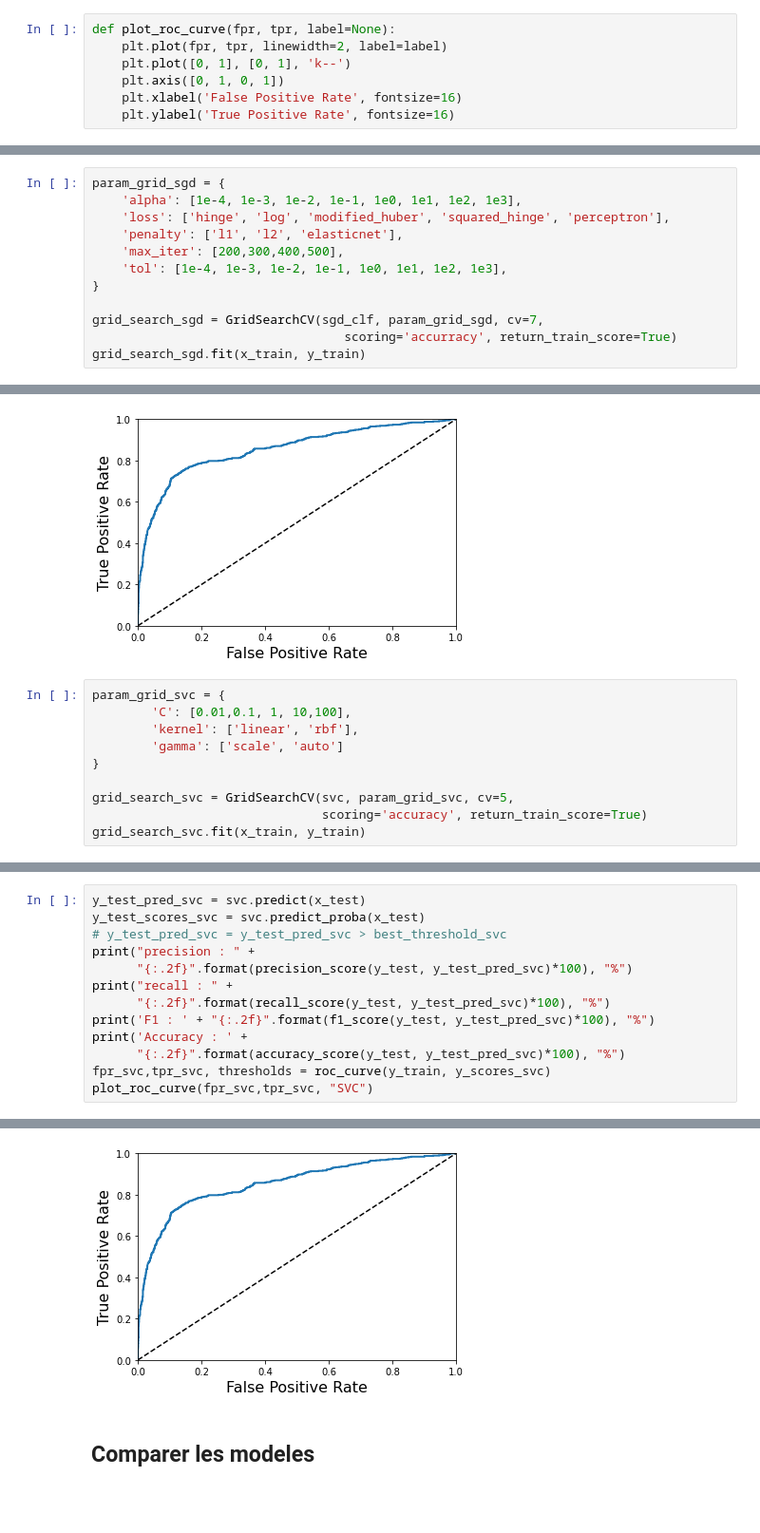
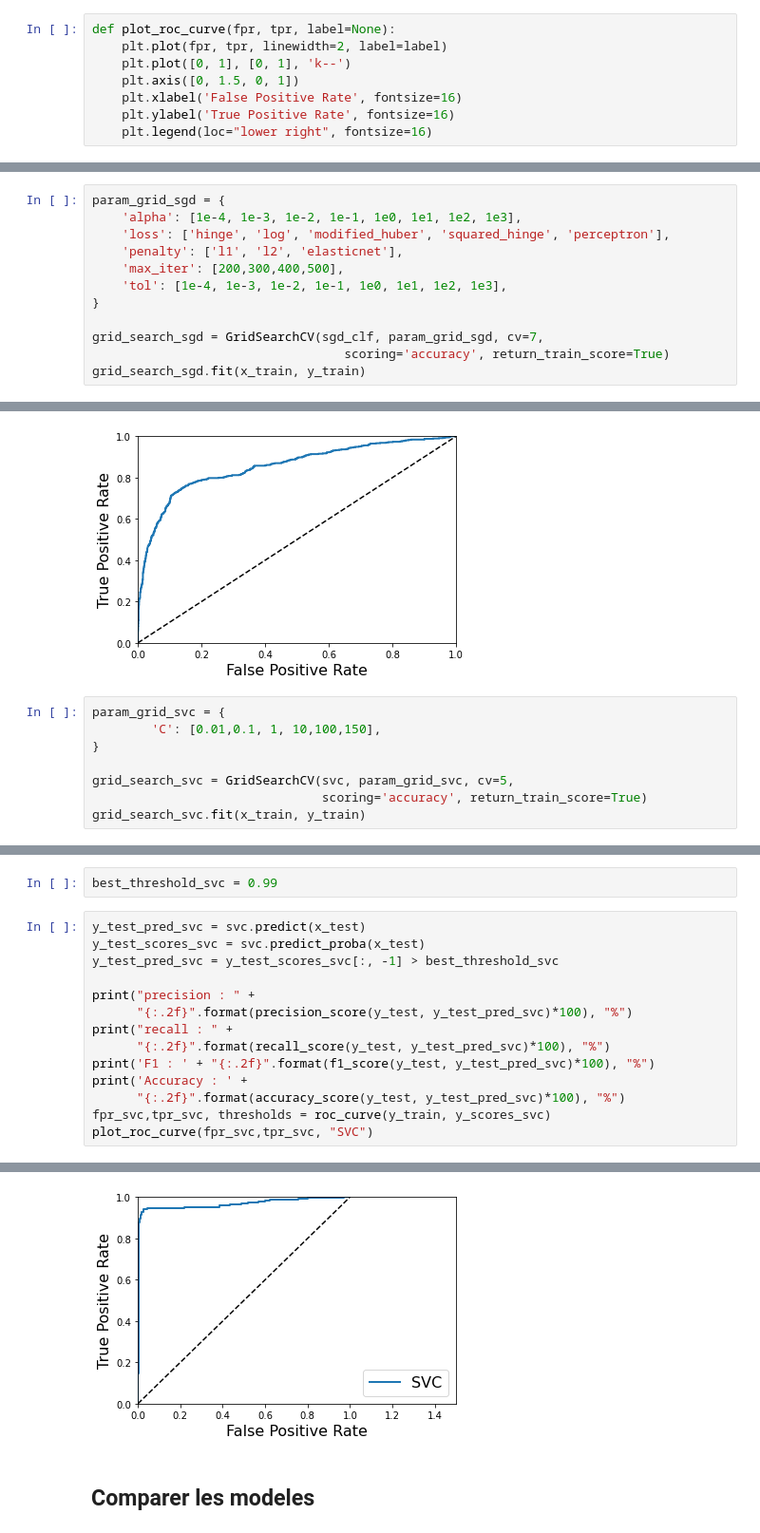
Before and after one commit to nazzim29/HumanForYou, a Jupyter notebook: projet.ipynb, the cells around one changed output, grey strips where cells are left out. Shown at 95% size. Saved outputs shown, nothing was run; the diff lists cells and outputs as text; blank space fills up the shorter version.

```diff
--- a/projet.ipynb
+++ b/projet.ipynb
@@ -28,9 +28,10 @@ warnings.filterwarnings('ignore')
 def plot_roc_curve(fpr, tpr, label=None):
     plt.plot(fpr, tpr, linewidth=2, label=label)
     plt.plot([0, 1], [0, 1], 'k--')
-    plt.axis([0, 1, 0, 1])
+    plt.axis([0, 1.5, 0, 1])
     plt.xlabel('False Positive Rate', fontsize=16)
     plt.ylabel('True Positive Rate', fontsize=16)
+    plt.legend(loc="lower right", fontsize=16)
 # %%
 
 
@@ -571,7 +572,7 @@ param_grid_sgd = {
 }
 
 grid_search_sgd = GridSearchCV(sgd_clf, param_grid_sgd, cv=7,
-                                  scoring='accurracy', return_train_score=True)
+                                  scoring='accuracy', return_train_score=True)
 grid_search_sgd.fit(x_train, y_train)
 # %% [output]
 GridSearchCV(cv=7, estimator=SGDClassifier(max_iter=500, random_state=42),
@@ -1049,9 +1044,7 @@ Accuracy : 86.28 %
 [figure]
 # %%
 param_grid_svc = {
-        'C': [0.01,0.1, 1, 10,100],
-        'kernel': ['linear', 'rbf'],
-        'gamma': ['scale', 'auto']
+        'C': [0.01,0.1, 1, 10,100,150],
 }
 
 grid_search_svc = GridSearchCV(svc, param_grid_svc, cv=5,
@@ -1106,7 +1101,10 @@ Accuracy : 86.28 %
+# %%
+best_threshold_svc = 0.99
 # %%
 y_test_pred_svc = svc.predict(x_test)
 y_test_scores_svc = svc.predict_proba(x_test)
-# y_test_pred_svc = y_test_pred_svc > best_threshold_svc
+y_test_pred_svc = y_test_scores_svc[:, -1] > best_threshold_svc
+
 print("precision : " +
       "{:.2f}".format(precision_score(y_test, y_test_pred_svc)*100), "%")
 print("recall : " +
@@ -1124,3 +1122,3 @@ Accuracy : 86.39 %
-[figure, old version]
+[figure, new version]
 # %% [markdown]
 ## Comparer les modeles
```
Also changed, not shown: parts of 22 cells of this notebook, 1 other file.
